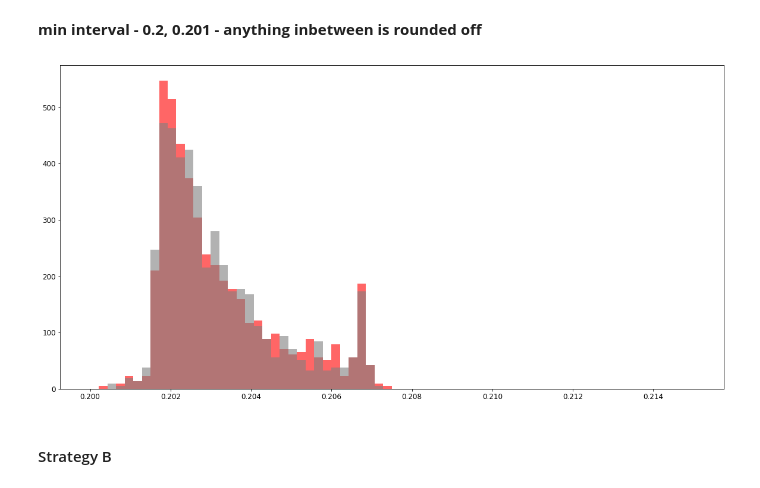
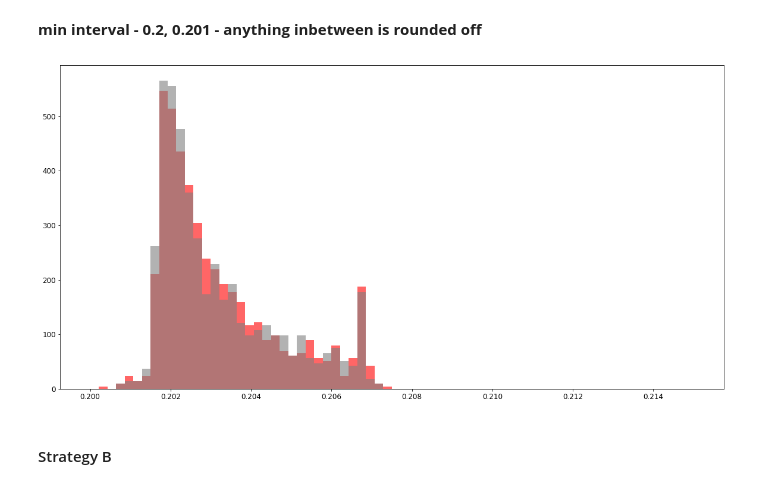
Before and after one commit to as641651/linnea, a Jupyter notebook: test_julia/sleep_tests.ipynb, the cells around one changed output. Drawn from its saved outputs; the diff is of its cells as text; code cells hidden in the pictures.

```diff
--- a/test_julia/sleep_tests.ipynb
+++ b/test_julia/sleep_tests.ipynb
@@ -210,12 +240,14 @@ d1 = get_dict_for_hist("comparision_tests/logs/sleep_multi-0.2-0.201.txt")
 # %% [markdown]
 **min interval - 0.2, 0.201 - anything inbetween is rounded off**
 # %%
+l=0.2
+u=0.215
 plt.rcParams["figure.figsize"] = (20,10)
 plt.hist(d1[0.2],bins=70,color="red",density=True,range=(l,u),alpha=0.6)
-plt.hist(d1[0.2005],bins=70,color="grey",density=True,range=(l,u),alpha=0.6)
+plt.hist(d1[0.2002],bins=70,color="grey",density=True,range=(l,u),alpha=0.6)
 plt.show()
 # %% [output]
-[figure, old version]
+[figure, new version]
 # %% [markdown]
 #### Strategy B
 # %%
```
Also changed, not shown: parts of 46 cells of this notebook.
